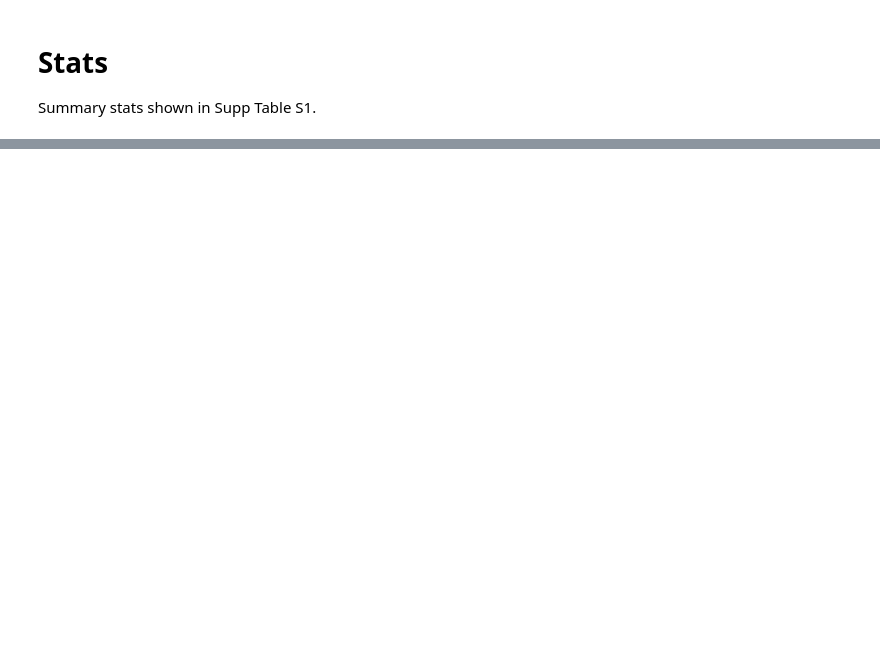
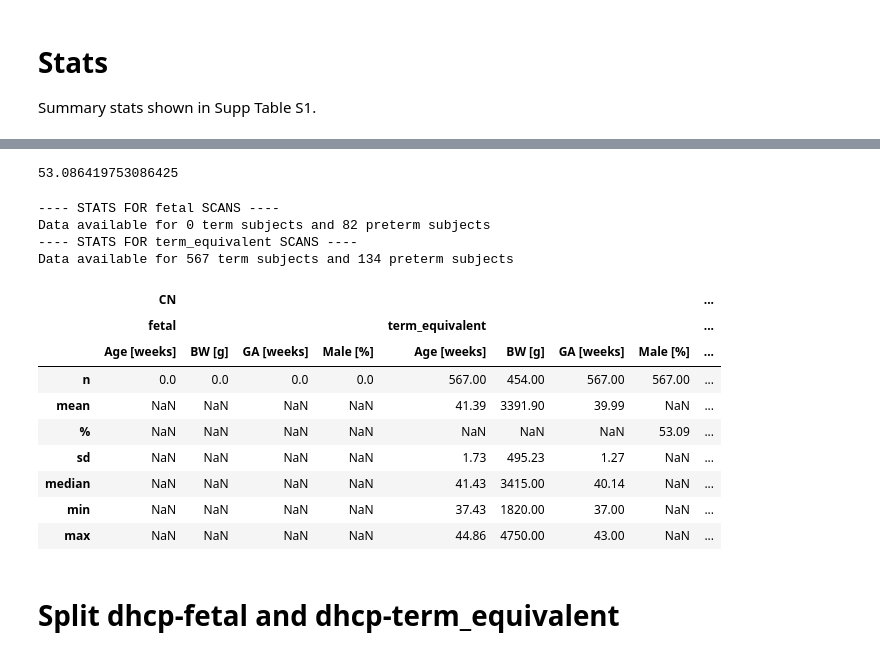
Before and after one commit to Melissa1909/preterm-brain-heterogeneity, a Jupyter notebook: 0.1_dataPrep_dHCP.ipynb, the cells around one changed output, grey strips where cells are left out. Drawn from its saved outputs; the diff is of its cells as text; code cells hidden in the pictures; blank space fills up the shorter version.

```diff
--- a/0.1_dataPrep_dHCP.ipynb
+++ b/0.1_dataPrep_dHCP.ipynb
@@ -279,0 +303,70 @@ Name: sex, dtype: int64
+# %%
+# test=dhcp_final[dhcp_final['dx']=='CN']
+# test = test[test['scan'] == 'term_equivalent']
+# test.groupby('sex').describe()
+
+cn = dhcp_final.loc[(dhcp_final.scan=='term_equivalent') & (dhcp_final.dx=='CN')]
+(cn['sex'] == "Male").sum() / len(cn.sex) * 100
+# %% [output]
+53.086419753086425
+# %%
+dhcp_final['age_weeks'] = dhcp_final['age_days'] / 7
+
+dhcp_final_pt = dhcp_final[dhcp_final['dx'] == 'preterm']
+dhcp_final_cn = dhcp_final[dhcp_final['dx'] == 'CN']
+
+# summary statistics
+dhcp_sample_stats = dict()
+for tp in ["fetal", "term_equivalent"]:
+    print(f"---- STATS FOR {tp} SCANS ----")
+    cn = dhcp_final.loc[(dhcp_final.scan==tp) & (dhcp_final.dx=='CN')]
+    pt = dhcp_final.loc[(dhcp_final.scan==tp) & (dhcp_final.dx=='preterm')]
+
+    print(f"Data available for {len(cn)} term subjects and {len(pt)} preterm subjects")
+
+    # age
+    dhcp_sample_stats[("CN", tp, "Age [weeks]")] = cn['age_weeks'].describe()
+    dhcp_sample_stats[("preterm", tp, "Age [weeks]")] = pt['age_weeks'].describe()
+
+    # sex
+    dhcp_sample_stats[("CN", tp, "Male [%]")] = pd.Series({
+        "count": len(cn.sex),
+        "%": (cn['sex'] == "Male").sum() / len(cn.sex) * 100
+    })
+
+    dhcp_sample_stats[("preterm", tp, "Male [%]")] = pd.Series({
+        "count": len(pt.sex),
+        "%": (pt['sex'] == "Male").sum() / len(pt.sex) * 100
+    })
+
+    # GA
+    dhcp_sample_stats[("CN", tp, "GA [weeks]")] = cn['GA'].describe()
+    dhcp_sample_stats[("preterm", tp, "GA [weeks]")] = pt['GA'].describe()
+
+    # BW
+    dhcp_sample_stats[("CN", tp, "BW [g]")] = cn['BW'].describe()
+    dhcp_sample_stats[("preterm", tp, "BW [g]")] = pt['BW'].describe()
+
+
+dhcp_sample_stats = pd.DataFrame(dhcp_sample_stats).sort_index(axis=1)
+dhcp_sample_stats = dhcp_sample_stats.loc[["count", "mean", "%", "std", "50%", "min", "max"],:]
+dhcp_sample_stats = dhcp_sample_stats.rename(index={"count":"n", "50%":"median", "std":"sd"})
+dhcp_sample_stats = dhcp_sample_stats.round(2)
+dhcp_sample_stats
+# %% [output]
+---- STATS FOR fetal SCANS ----
+Data available for 0 term subjects and 82 preterm subjects
+---- STATS FOR term_equivalent SCANS ----
+Data available for 567 term subjects and 134 preterm subjects
+|  | CN |  |  |  |  |  |  |  | ... |
+|  | fetal |  |  |  | term_equivalent |  |  |  | ... |
+|  | Age [weeks] | BW [g] | GA [weeks] | Male [%] | Age [weeks] | BW [g] | GA [weeks] | Male [%] | ... |
+| n | 0.0 | 0.0 | 0.0 | 0.0 | 567.00 | 454.00 | 567.00 | 567.00 | ... |
+| mean | NaN | NaN | NaN | NaN | 41.39 | 3391.90 | 39.99 | NaN | ... |
+| % | NaN | NaN | NaN | NaN | NaN | NaN | NaN | 53.09 | ... |
+| sd | NaN | NaN | NaN | NaN | 1.73 | 495.23 | 1.27 | NaN | ... |
+| median | NaN | NaN | NaN | NaN | 41.43 | 3415.00 | 40.14 | NaN | ... |
+| min | NaN | NaN | NaN | NaN | 37.43 | 1820.00 | 37.00 | NaN | ... |
+| max | NaN | NaN | NaN | NaN | 44.86 | 4750.00 | 43.00 | NaN | ... |
+# %% [markdown]
+# Split dhcp-fetal and dhcp-term_equivalent
```
Also changed, not shown: parts of 50 cells of this notebook.
